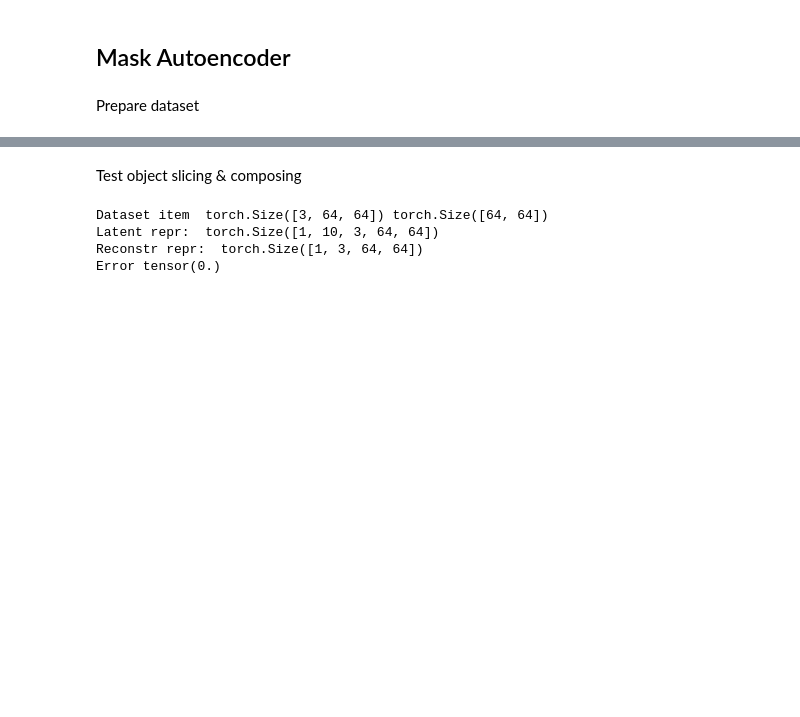
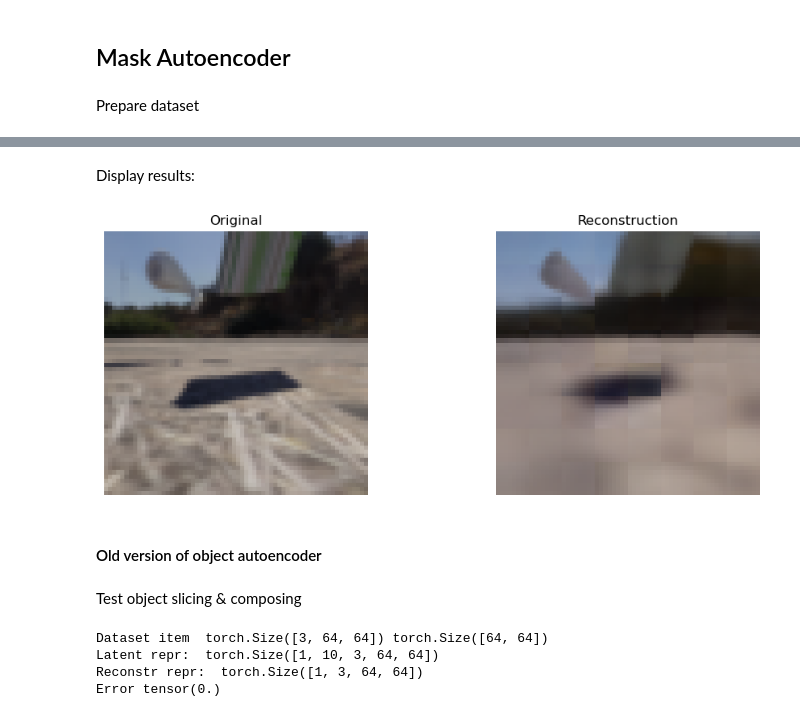
Before and after one commit to vladimashev/object-repr-video-prediction, a Jupyter notebook: test_reconstruction.ipynb, the cells around one changed output, grey strips where cells are left out. Saved outputs shown, nothing was run; the diff lists cells and outputs as text; code cells hidden in the pictures; blank space fills up the shorter version.

Commit message:
Changed implementation of mask encoding

```diff
--- a/test_reconstruction.ipynb
+++ b/test_reconstruction.ipynb
@@ -203,12 +203,12 @@ transform = transforms.Compose([
 train_dataset = MaskDataset(TRAIN_PATH, transform)
 val_dataset = MaskDataset(VALIDATION_PATH, transform)
 # %%
-B_SIZE = 64
+B_SIZE = 16
 
 train_loader = DataLoader(
         dataset=train_dataset,
         batch_size=B_SIZE,
-        shuffle=False,
+        shuffle=True,
         num_workers=4
 )
 val_loader = DataLoader(
@@ -225,3 +258,31 @@ torch.Size([64, 64, 64])
+# %% [markdown]
+Display results:
+# %%
+import matplotlib.pyplot as plt
+batch = next(iter(val_loader))
+sample = batch[0].to(device)
+sample_masks = batch[1].to(device)
+
+sample_out = autoencoder_obj((sample, sample_masks))
+img_out = sample_out[1]
+
+plt.figure(figsize=(10, 4))
+
+plt.subplot(1, 2, 1)
+plt.imshow(sample[0].cpu().detach().permute(1, 2, 0).numpy())
+plt.title("Original")
+plt.axis("off")
+
+plt.subplot(1, 2, 2)
+plt.imshow(img_out[0].cpu().detach().squeeze(0).permute(1, 2, 0).detach().cpu().numpy())
+plt.title("Reconstruction")
+plt.tight_layout()
+plt.axis("off")
+plt.show()
+# %% [output]
+[figure, added]
+# %% [markdown]
+#### Old version of object autoencoder
 # %% [markdown]
 Test object slicing & composing
 # %%
```
Also changed, not shown: parts of 3 cells of this notebook, 15 other files.
